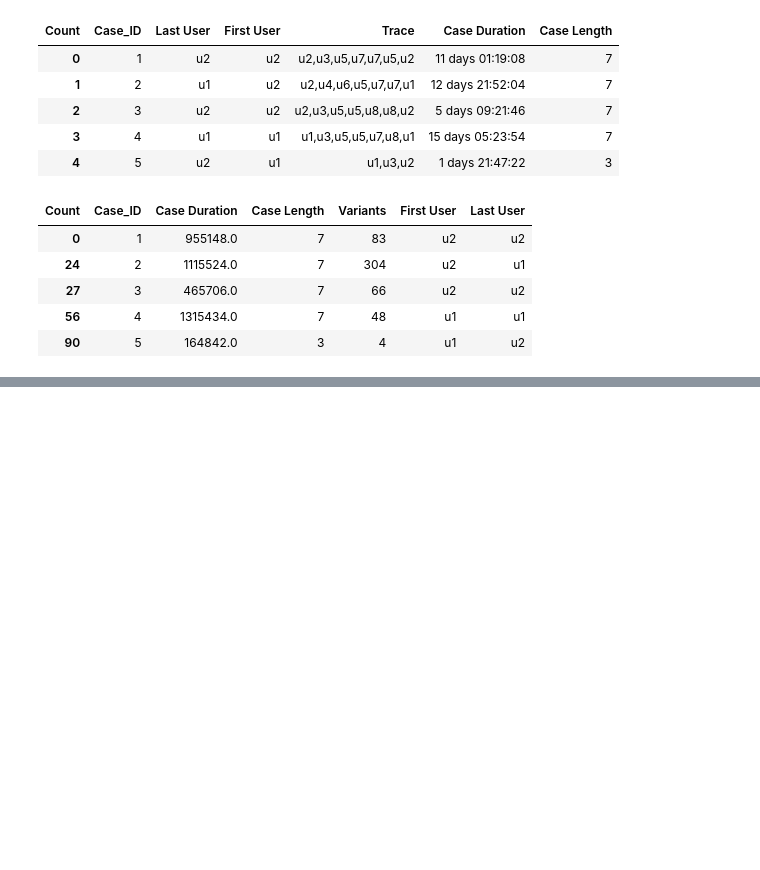
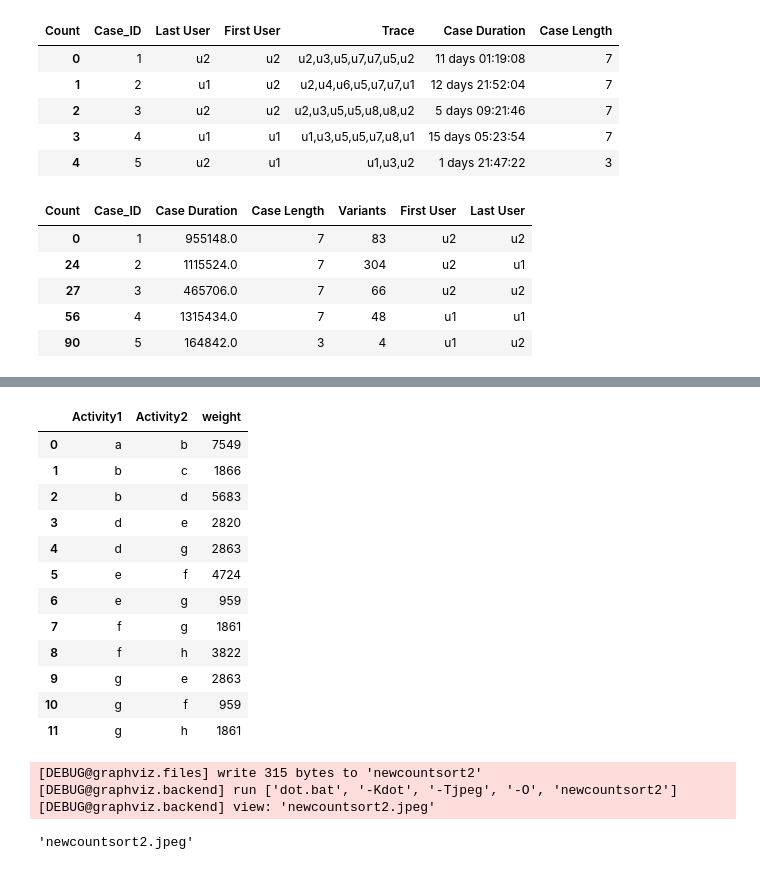
Before and after one commit to nkwachiabel/Process-Mining-A-Primer, a Jupyter notebook: Process Mining 2.ipynb, the cells around one changed output, grey strips where cells are left out. Drawn from its saved outputs; the diff is of its cells as text; code cells hidden in the pictures; blank space fills up the shorter version.

```diff
--- a/Process Mining 2.ipynb
+++ b/Process Mining 2.ipynb
@@ -408,0 +464,44 @@ sort.to_csv('Node_2.csv', index=False)
+# %%
+sortnew2 = sortnew[['Case_ID', 'Activity1','Activity2']]
+countsort2 = sortnew2.groupby(['Activity1','Activity2']).size()
+newcountsort1 = countsort2.to_frame(name='weight').reset_index()
+newcountsort1
+# %% [output]
+|  | Activity1 | Activity2 | weight |
+| 0 | a | b | 7549 |
+| 1 | b | c | 1866 |
+| 2 | b | d | 5683 |
+| 3 | d | e | 2820 |
+| 4 | d | g | 2863 |
+| 5 | e | f | 4724 |
+| 6 | e | g | 959 |
+| 7 | f | g | 1861 |
+| 8 | f | h | 3822 |
+| 9 | g | e | 2863 |
+| 10 | g | f | 959 |
+| 11 | g | h | 1861 |
+# %%
+H = graphviz.Digraph(format='jpeg')
+
+H.attr(rankdir='LR')
+H.attr('node', shape='circle')
+
+nodelist2 = []
+for idx, row in newcountsort1.iterrows():
+    node11, node22, weight2 = [str(i) for i in row]
+
+    if node11 not in nodelist2:
+        H.node(node11)
+        nodelist2.append(node22)
+    if node22 not in nodelist2:
+        H.node(node22)
+        nodelist2.append(node22)
+
+    H.edge(node11, node22, label = weight2)
+
+H.render('newcountsort2', view=True)
+# %% [output]
+[DEBUG@graphviz.files] write 315 bytes to 'newcountsort2'
+[DEBUG@graphviz.backend] run ['dot.bat', '-Kdot', '-Tjpeg', '-O', 'newcountsort2']
+[DEBUG@graphviz.backend] view: 'newcountsort2.jpeg'
+'newcountsort2.jpeg'
```
Also changed, not shown: parts of 20 cells of this notebook, 3 other files.
